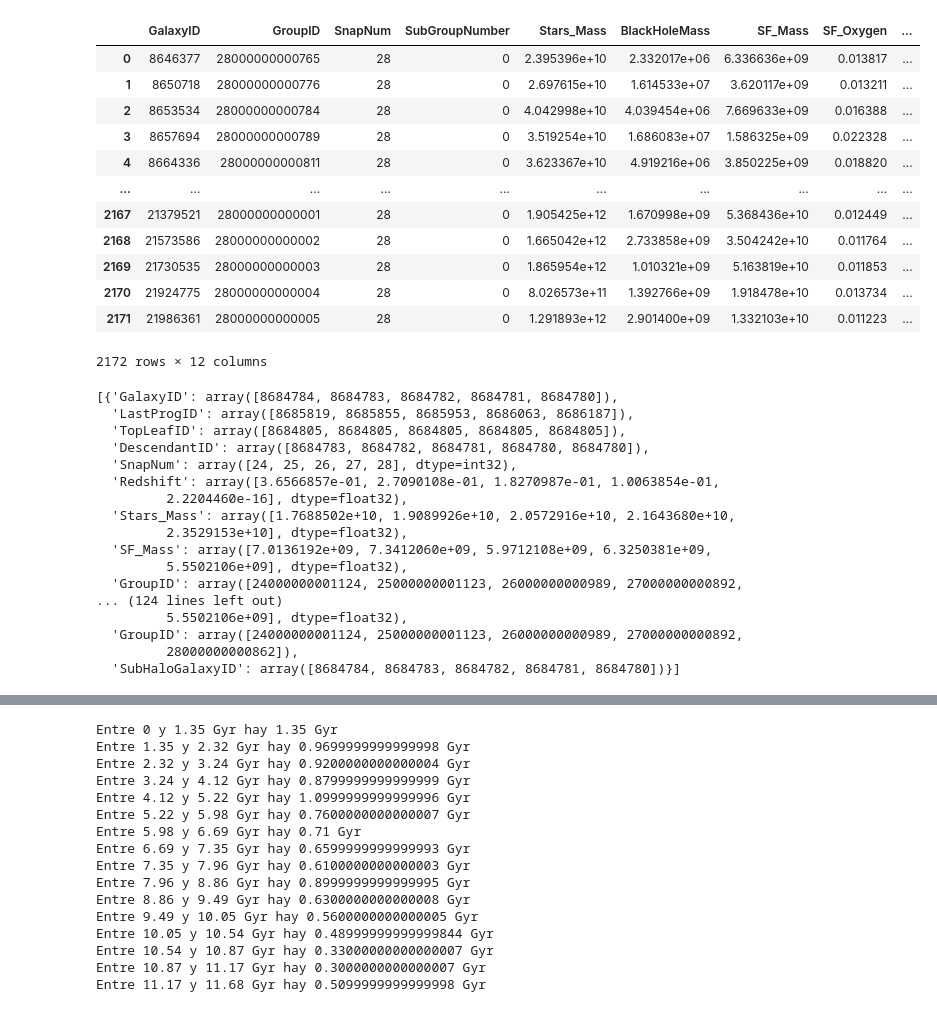
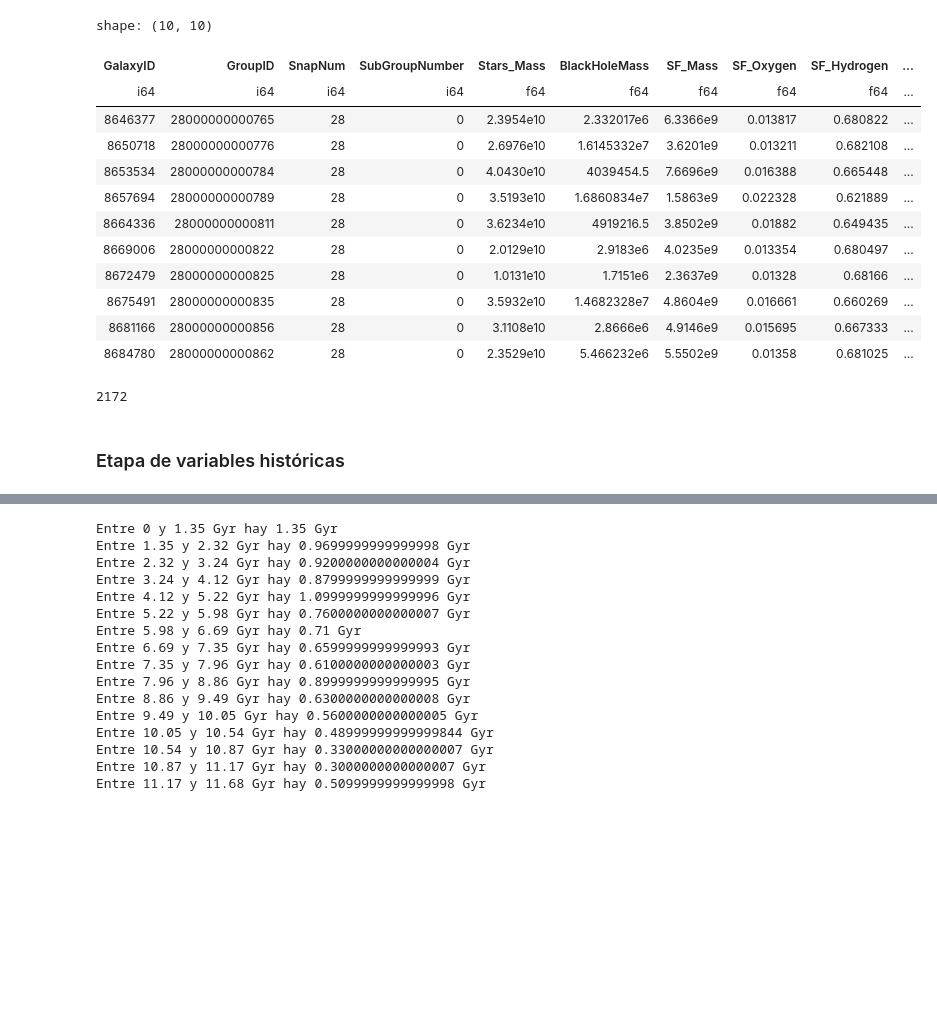
Before and after one commit to SantamariaR/Taller-Tesis-1, a Jupyter notebook: Historial_evolutivo.ipynb, the cells around one changed output, grey strips where cells are left out. Drawn from its saved outputs; the diff is of its cells as text; code cells hidden in the pictures; blank space fills up the shorter version.

```diff
--- a/Historial_evolutivo.ipynb
+++ b/Historial_evolutivo.ipynb
@@ -51,19 +20,0 @@ table
-# %%
-table_a = table[
-                (table['log(Stars_Mass)']>=10)
-               ].copy()
-table_a
-# %% [output]
-|  | GalaxyID | GroupID | SnapNum | SubGroupNumber | Stars_Mass | BlackHoleMass | SF_Mass | SF_Oxygen | ... |
-| 0 | 8646377 | 28000000000765 | 28 | 0 | 2.395396e+10 | 2.332017e+06 | 6.336636e+09 | 0.013817 | ... |
-| 1 | 8650718 | 28000000000776 | 28 | 0 | 2.697615e+10 | 1.614533e+07 | 3.620117e+09 | 0.013211 | ... |
-| 2 | 8653534 | 28000000000784 | 28 | 0 | 4.042998e+10 | 4.039454e+06 | 7.669633e+09 | 0.016388 | ... |
-| 3 | 8657694 | 28000000000789 | 28 | 0 | 3.519254e+10 | 1.686083e+07 | 1.586325e+09 | 0.022328 | ... |
-| 4 | 8664336 | 28000000000811 | 28 | 0 | 3.623367e+10 | 4.919216e+06 | 3.850225e+09 | 0.018820 | ... |
-| ... | ... | ... | ... | ... | ... | ... | ... | ... | ... |
-| 2167 | 21379521 | 28000000000001 | 28 | 0 | 1.905425e+12 | 1.670998e+09 | 5.368436e+10 | 0.012449 | ... |
-| 2168 | 21573586 | 28000000000002 | 28 | 0 | 1.665042e+12 | 2.733858e+09 | 3.504242e+10 | 0.011764 | ... |
-| 2169 | 21730535 | 28000000000003 | 28 | 0 | 1.865954e+12 | 1.010321e+09 | 5.163819e+10 | 0.011853 | ... |
-| 2170 | 21924775 | 28000000000004 | 28 | 0 | 8.026573e+11 | 1.392766e+09 | 1.918478e+10 | 0.013734 | ... |
-| 2171 | 21986361 | 28000000000005 | 28 | 0 | 1.291893e+12 | 2.901400e+09 | 1.332103e+10 | 0.011223 | ... |
-2172 rows × 12 columns
@@ -83,0 +21,31 @@ snap=28
+# %%
+# Cargamos los datos de las galaxias centrales del snapshot 28 (z=0.1) para obtener los GalaxyID de cada una de ellas.
+
+# Para la simu RefL0100N1504, el snapshot 28.
+df  = pl.read_csv(path_lin+'data_centrales_snap28.csv')
+
+# Proximamente dataframe sin AGN
+# %%
+# Primeras 10 gal de la muestra
+df.head(10)
+# %% [output]
+shape: (10, 10)
+| GalaxyID | GroupID | SnapNum | SubGroupNumber | Stars_Mass | BlackHoleMass | SF_Mass | SF_Oxygen | SF_Hydrogen | ... |
+| i64 | i64 | i64 | i64 | f64 | f64 | f64 | f64 | f64 | ... |
+| 8646377 | 28000000000765 | 28 | 0 | 2.3954e10 | 2.332017e6 | 6.3366e9 | 0.013817 | 0.680822 | ... |
+| 8650718 | 28000000000776 | 28 | 0 | 2.6976e10 | 1.6145332e7 | 3.6201e9 | 0.013211 | 0.682108 | ... |
+| 8653534 | 28000000000784 | 28 | 0 | 4.0430e10 | 4039454.5 | 7.6696e9 | 0.016388 | 0.665448 | ... |
+| 8657694 | 28000000000789 | 28 | 0 | 3.5193e10 | 1.6860834e7 | 1.5863e9 | 0.022328 | 0.621889 | ... |
+| 8664336 | 28000000000811 | 28 | 0 | 3.6234e10 | 4919216.5 | 3.8502e9 | 0.01882 | 0.649435 | ... |
+| 8669006 | 28000000000822 | 28 | 0 | 2.0129e10 | 2.9183e6 | 4.0235e9 | 0.013354 | 0.680497 | ... |
+| 8672479 | 28000000000825 | 28 | 0 | 1.0131e10 | 1.7151e6 | 2.3637e9 | 0.01328 | 0.68166 | ... |
+| 8675491 | 28000000000835 | 28 | 0 | 3.5932e10 | 1.4682328e7 | 4.8604e9 | 0.016661 | 0.660269 | ... |
+| 8681166 | 28000000000856 | 28 | 0 | 3.1108e10 | 2.8666e6 | 4.9146e9 | 0.015695 | 0.667333 | ... |
+| 8684780 | 28000000000862 | 28 | 0 | 2.3529e10 | 5.466232e6 | 5.5502e9 | 0.01358 | 0.681025 | ... |
+# %%
+# Longitud de la muestra
+len(df)
+# %% [output]
+2172
+# %% [markdown]
+### Etapa de variables históricas
@@ -143,20 +127,0 @@ for p in np.arange(long):
-# %%
-MAIN_BRANCH
-# %% [output]
-[{'GalaxyID': array([8684784, 8684783, 8684782, 8684781, 8684780]),
-  'LastProgID': array([8685819, 8685855, 8685953, 8686063, 8686187]),
-  'TopLeafID': array([8684805, 8684805, 8684805, 8684805, 8684805]),
-  'DescendantID': array([8684783, 8684782, 8684781, 8684780, 8684780]),
-  'SnapNum': array([24, 25, 26, 27, 28], dtype=int32),
-  'Redshift': array([3.6566857e-01, 2.7090108e-01, 1.8270987e-01, 1.0063854e-01,
-         2.2204460e-16], dtype=float32),
-  'Stars_Mass': array([1.7688502e+10, 1.9089926e+10, 2.0572916e+10, 2.1643680e+10,
-         2.3529153e+10], dtype=float32),
-  'SF_Mass': array([7.0136192e+09, 7.3412060e+09, 5.9712108e+09, 6.3250381e+09,
-         5.5502106e+09], dtype=float32),
-  'GroupID': array([24000000001124, 25000000001123, 26000000000989, 27000000000892,
-... (124 lines left out)
-         5.5502106e+09], dtype=float32),
-  'GroupID': array([24000000001124, 25000000001123, 26000000000989, 27000000000892,
-         28000000000862]),
-  'SubHaloGalaxyID': array([8684784, 8684783, 8684782, 8684781, 8684780])}]
```
Also changed, not shown: parts of 27 cells of this notebook, 2 other files.
